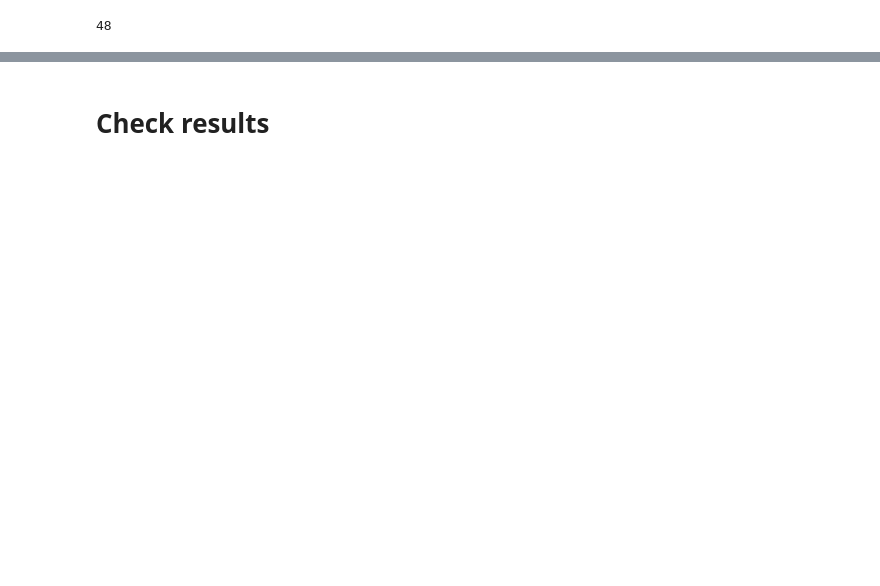
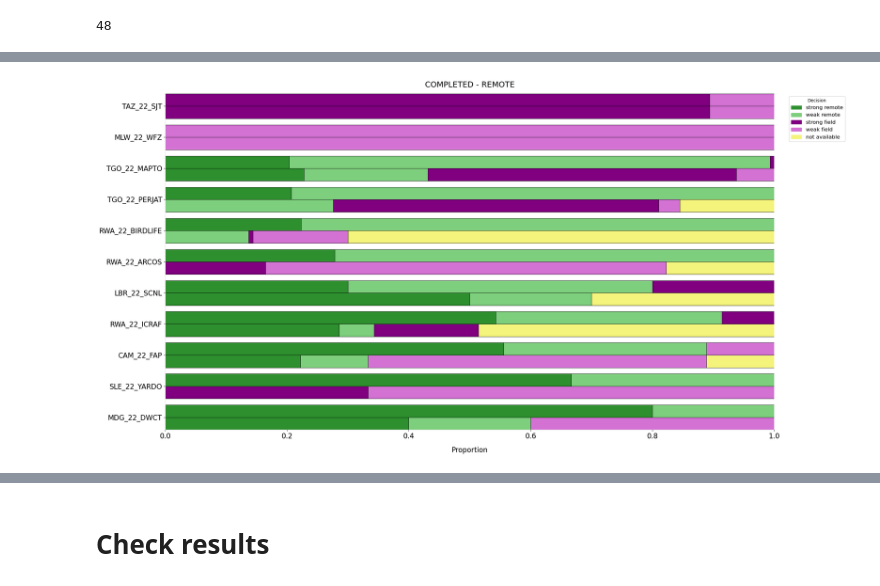
Before and after one commit to wri/decision-tree, a Jupyter notebook: notebooks/review_results.ipynb, the cells around one changed output, grey strips where cells are left out. Cells and saved outputs as stored; diff of their text form; code cells hidden in the pictures; blank space fills up the shorter version.

```diff
--- a/notebooks/review_results.ipynb
+++ b/notebooks/review_results.ipynb
@@ -114,0 +142,10 @@ c1_field[c1_field.project_name == 'GHA_22_IGGS']
+# %%
+vis.plot_decision_proportions(
+    c1_remote,
+    sort_by=["strong remote"],
+    group_height=0.8,
+    figsize=(24, len(df4.project_id.unique()) * 0.15),
+    title="COMPLETED - REMOTE",
+)
+# %% [output]
+[figure, added]
```
Also changed, not shown: parts of 31 cells of this notebook.
